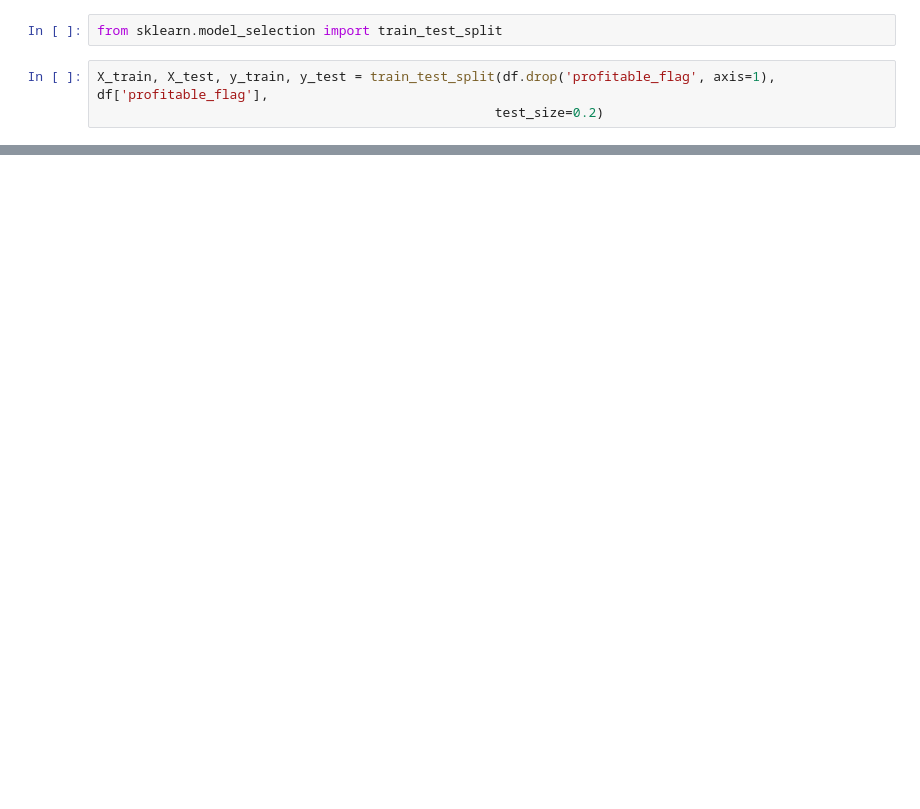
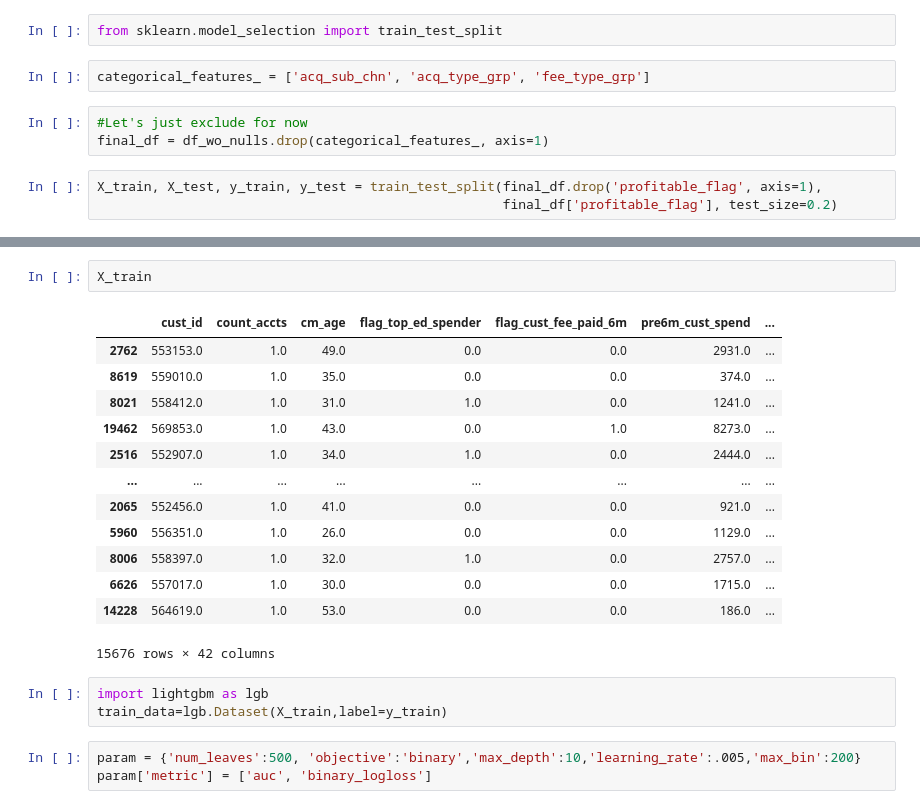
Before and after one commit to gsunit/Amex-Analyse-This-IITK, a Jupyter notebook: classification_simple.ipynb, the cells around one changed output, grey strips where cells are left out. Saved outputs shown, nothing was run; the diff lists cells and outputs as text; blank space fills up the shorter version.

```diff
--- a/classification_simple.ipynb
+++ b/classification_simple.ipynb
@@ -79,6 +80,11 @@ df['profitable_flag'].value_counts()
 Name: profitable_flag, dtype: int64
 # %%
 from sklearn.model_selection import train_test_split
+# %%
+categorical_features_ = ['acq_sub_chn', 'acq_type_grp', 'fee_type_grp']
+# %%
+#Let's just exclude for now
+final_df = df_wo_nulls.drop(categorical_features_, axis=1)
 # %%
-X_train, X_test, y_train, y_test = train_test_split(df.drop('profitable_flag', axis=1), df['profitable_flag'],
-                                                   test_size=0.2)
+X_train, X_test, y_train, y_test = train_test_split(final_df.drop('profitable_flag', axis=1),
+                                                    final_df['profitable_flag'], test_size=0.2)
@@ -96,0 +91,22 @@ ModuleNotFoundError: No module named 'xgboost'
+# %%
+X_train
+# %% [output]
+|  | cust_id | count_accts | cm_age | flag_top_ed_spender | flag_cust_fee_paid_6m | pre6m_cust_spend | ... |
+| 2762 | 553153.0 | 1.0 | 49.0 | 0.0 | 0.0 | 2931.0 | ... |
+| 8619 | 559010.0 | 1.0 | 35.0 | 0.0 | 0.0 | 374.0 | ... |
+| 8021 | 558412.0 | 1.0 | 31.0 | 1.0 | 0.0 | 1241.0 | ... |
+| 19462 | 569853.0 | 1.0 | 43.0 | 0.0 | 1.0 | 8273.0 | ... |
+| 2516 | 552907.0 | 1.0 | 34.0 | 1.0 | 0.0 | 2444.0 | ... |
+| ... | ... | ... | ... | ... | ... | ... | ... |
+| 2065 | 552456.0 | 1.0 | 41.0 | 0.0 | 0.0 | 921.0 | ... |
+| 5960 | 556351.0 | 1.0 | 26.0 | 0.0 | 0.0 | 1129.0 | ... |
+| 8006 | 558397.0 | 1.0 | 32.0 | 1.0 | 0.0 | 2757.0 | ... |
+| 6626 | 557017.0 | 1.0 | 30.0 | 0.0 | 0.0 | 1715.0 | ... |
+| 14228 | 564619.0 | 1.0 | 53.0 | 0.0 | 0.0 | 186.0 | ... |
+15676 rows × 42 columns
+# %%
+import lightgbm as lgb
+train_data=lgb.Dataset(X_train,label=y_train)
+# %%
+param = {'num_leaves':500, 'objective':'binary','max_depth':10,'learning_rate':.005,'max_bin':200}
+param['metric'] = ['auc', 'binary_logloss']
```
Also changed, not shown: parts of 8 cells of this notebook, 2 other files.
